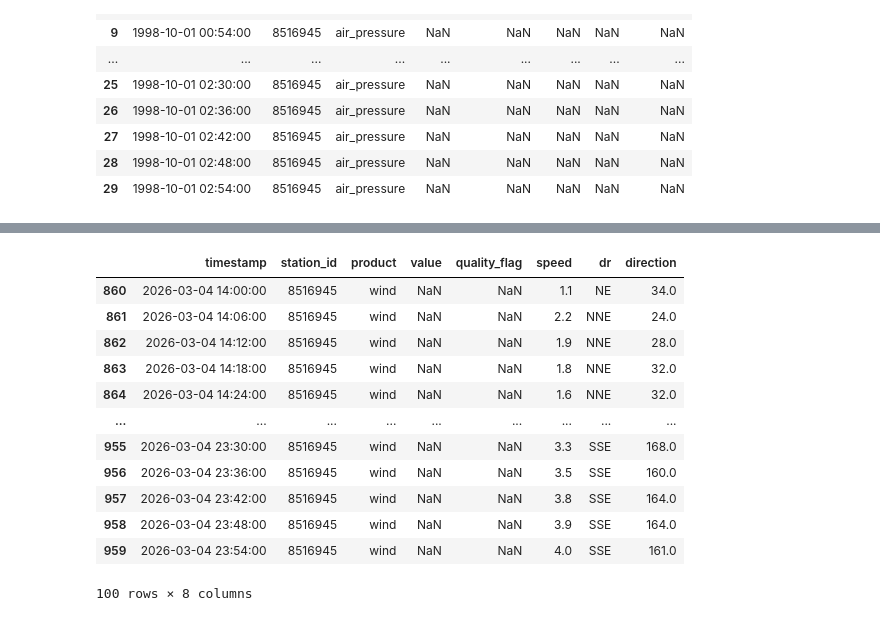
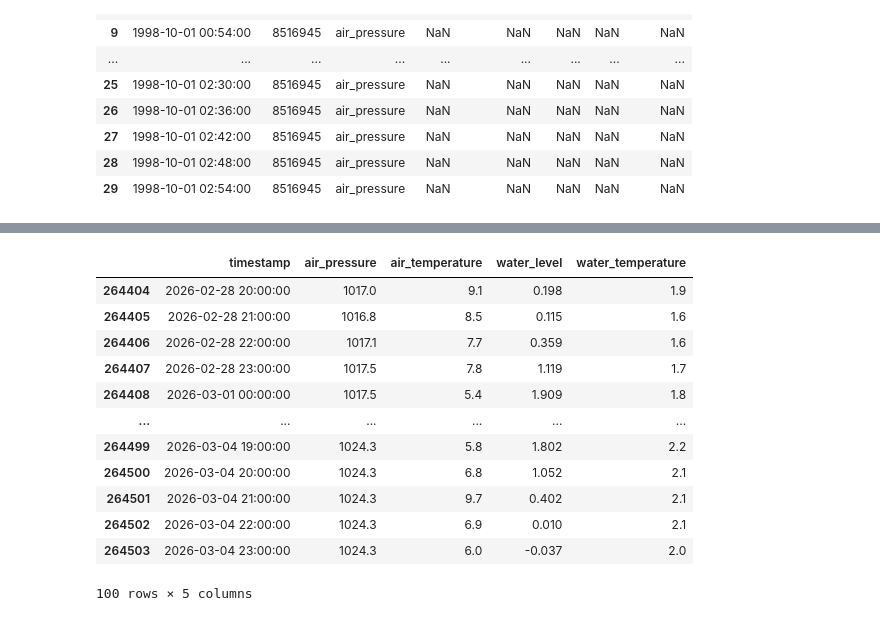
Before and after one commit to RossNeyman/fishing-predictor, a Jupyter notebook: notebooks/eda_coop.ipynb, the cells around one changed output, grey strips where cells are left out. Drawn from its saved outputs; the diff is of its cells as text; code cells hidden in the pictures.

Commit message:
updated weather data to include water level

```diff
--- a/notebooks/eda_coop.ipynb
+++ b/notebooks/eda_coop.ipynb
@@ -110,19 +110,19 @@ df_by_hour.describe()
 # %%
-df.tail(100)
+df_by_hour.tail(100)
 # %% [output]
-|  | timestamp | station_id | product | value | quality_flag | speed | dr | direction |
-| 860 | 2026-03-04 14:00:00 | 8516945 | wind | NaN | NaN | 1.1 | NE | 34.0 |
-| 861 | 2026-03-04 14:06:00 | 8516945 | wind | NaN | NaN | 2.2 | NNE | 24.0 |
-| 862 | 2026-03-04 14:12:00 | 8516945 | wind | NaN | NaN | 1.9 | NNE | 28.0 |
-| 863 | 2026-03-04 14:18:00 | 8516945 | wind | NaN | NaN | 1.8 | NNE | 32.0 |
-| 864 | 2026-03-04 14:24:00 | 8516945 | wind | NaN | NaN | 1.6 | NNE | 32.0 |
-| ... | ... | ... | ... | ... | ... | ... | ... | ... |
-| 955 | 2026-03-04 23:30:00 | 8516945 | wind | NaN | NaN | 3.3 | SSE | 168.0 |
-| 956 | 2026-03-04 23:36:00 | 8516945 | wind | NaN | NaN | 3.5 | SSE | 160.0 |
-| 957 | 2026-03-04 23:42:00 | 8516945 | wind | NaN | NaN | 3.8 | SSE | 164.0 |
-| 958 | 2026-03-04 23:48:00 | 8516945 | wind | NaN | NaN | 3.9 | SSE | 164.0 |
-| 959 | 2026-03-04 23:54:00 | 8516945 | wind | NaN | NaN | 4.0 | SSE | 161.0 |
+|  | timestamp | air_pressure | air_temperature | water_level | water_temperature |
+| 264404 | 2026-02-28 20:00:00 | 1017.0 | 9.1 | 0.198 | 1.9 |
+| 264405 | 2026-02-28 21:00:00 | 1016.8 | 8.5 | 0.115 | 1.6 |
+| 264406 | 2026-02-28 22:00:00 | 1017.1 | 7.7 | 0.359 | 1.6 |
+| 264407 | 2026-02-28 23:00:00 | 1017.5 | 7.8 | 1.119 | 1.7 |
+| 264408 | 2026-03-01 00:00:00 | 1017.5 | 5.4 | 1.909 | 1.8 |
+| ... | ... | ... | ... | ... | ... |
+| 264499 | 2026-03-04 19:00:00 | 1024.3 | 5.8 | 1.802 | 2.2 |
+| 264500 | 2026-03-04 20:00:00 | 1024.3 | 6.8 | 1.052 | 2.1 |
+| 264501 | 2026-03-04 21:00:00 | 1024.3 | 9.7 | 0.402 | 2.1 |
+| 264502 | 2026-03-04 22:00:00 | 1024.3 | 6.9 | 0.010 | 2.1 |
+| 264503 | 2026-03-04 23:00:00 | 1024.3 | 6.0 | -0.037 | 2.0 |
-100 rows × 8 columns
+100 rows × 5 columns
 # %%
 import matplotlib.pyplot as plt
 
```
Also changed, not shown: parts of 24 cells of this notebook, 2 other files.
